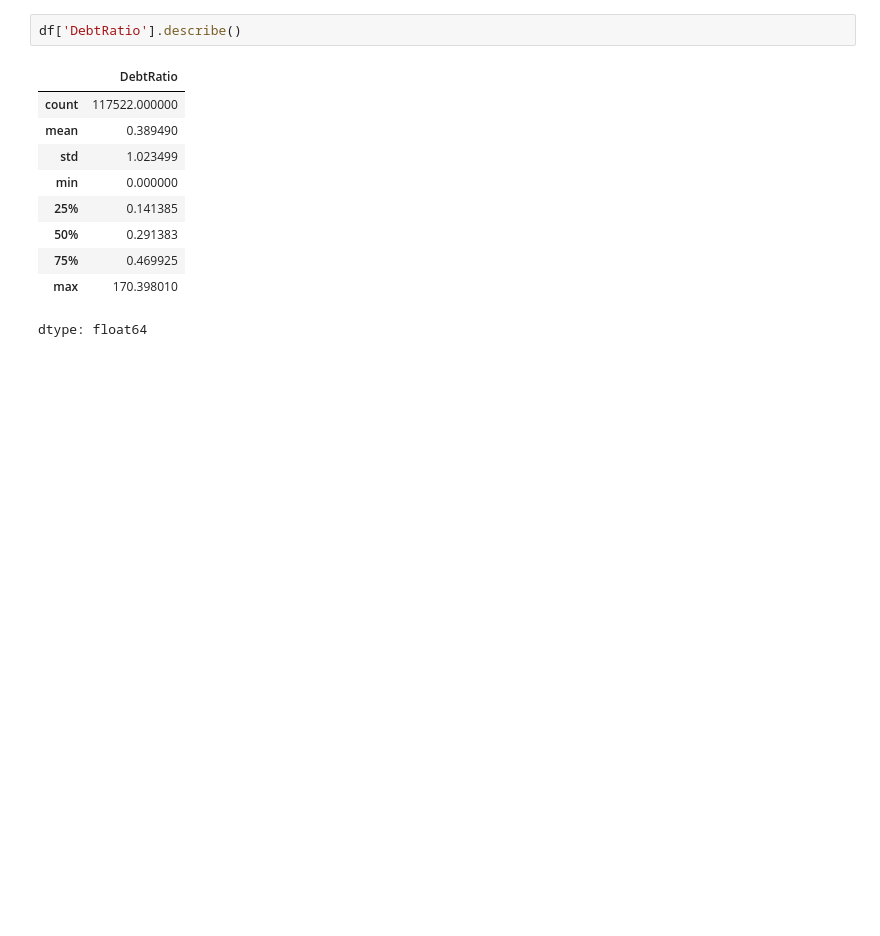
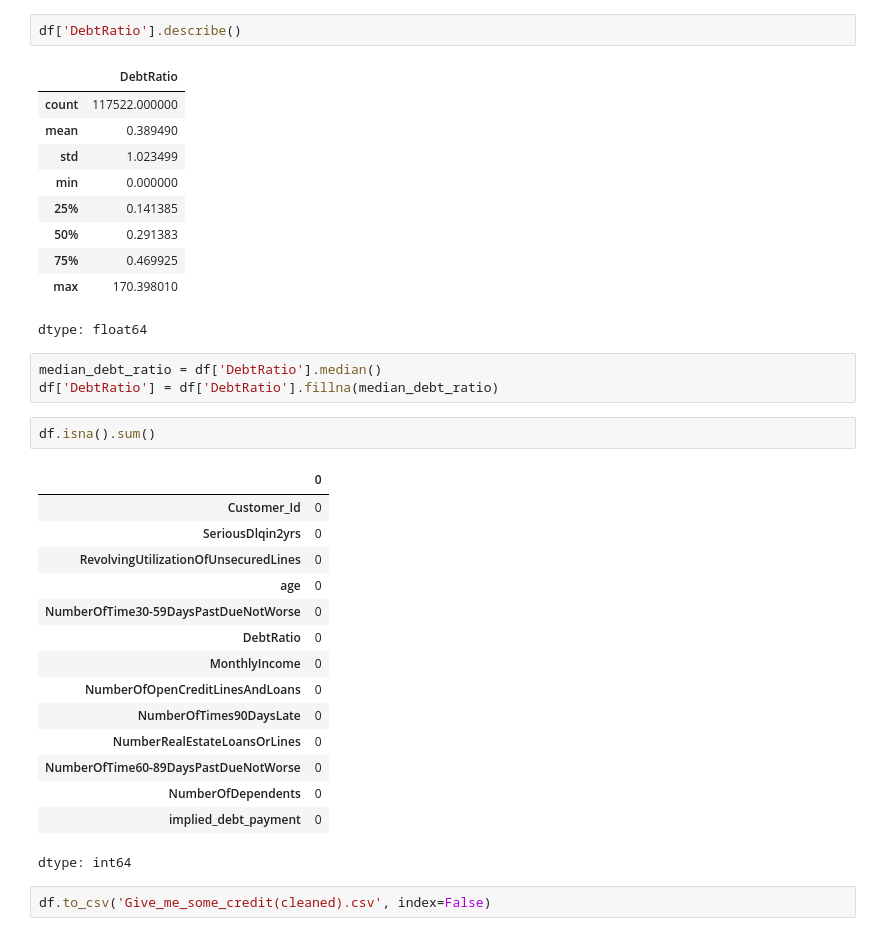
Before and after one commit to C0deB3ast/Data_analysis_work, a Jupyter notebook: Give_me_some_Credit.ipynb, the cells around one changed output. Saved outputs shown, nothing was run; the diff lists cells and outputs as text; blank space fills up the shorter version.

```diff
--- a/Give_me_some_Credit.ipynb
+++ b/Give_me_some_Credit.ipynb
@@ -280,3 +280,26 @@ df['DebtRatio'].describe()
 | 75% | 0.469925 |
 | max | 170.398010 |
 dtype: float64
+# %%
+median_debt_ratio = df['DebtRatio'].median()
+df['DebtRatio'] = df['DebtRatio'].fillna(median_debt_ratio)
+# %%
+df.isna().sum()
+# %% [output]
+|  | 0 |
+| Customer_Id | 0 |
+| SeriousDlqin2yrs | 0 |
+| RevolvingUtilizationOfUnsecuredLines | 0 |
+| age | 0 |
+| NumberOfTime30-59DaysPastDueNotWorse | 0 |
+| DebtRatio | 0 |
+| MonthlyIncome | 0 |
+| NumberOfOpenCreditLinesAndLoans | 0 |
+| NumberOfTimes90DaysLate | 0 |
+| NumberRealEstateLoansOrLines | 0 |
+| NumberOfTime60-89DaysPastDueNotWorse | 0 |
+| NumberOfDependents | 0 |
+| implied_debt_payment | 0 |
+dtype: int64
+# %%
+df.to_csv('Give_me_some_credit(cleaned).csv', index=False)
```
Also changed, not shown: parts of 1 cell of this notebook.
